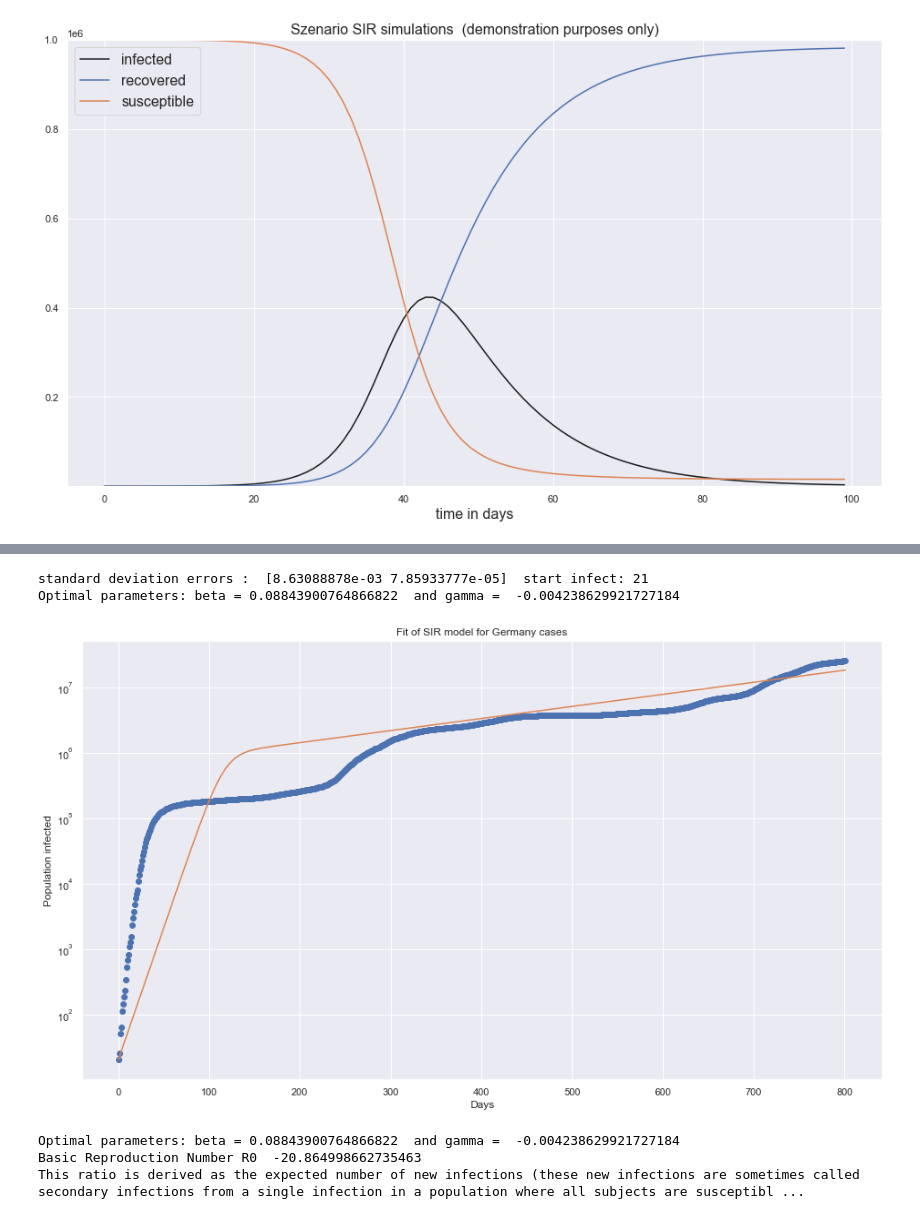
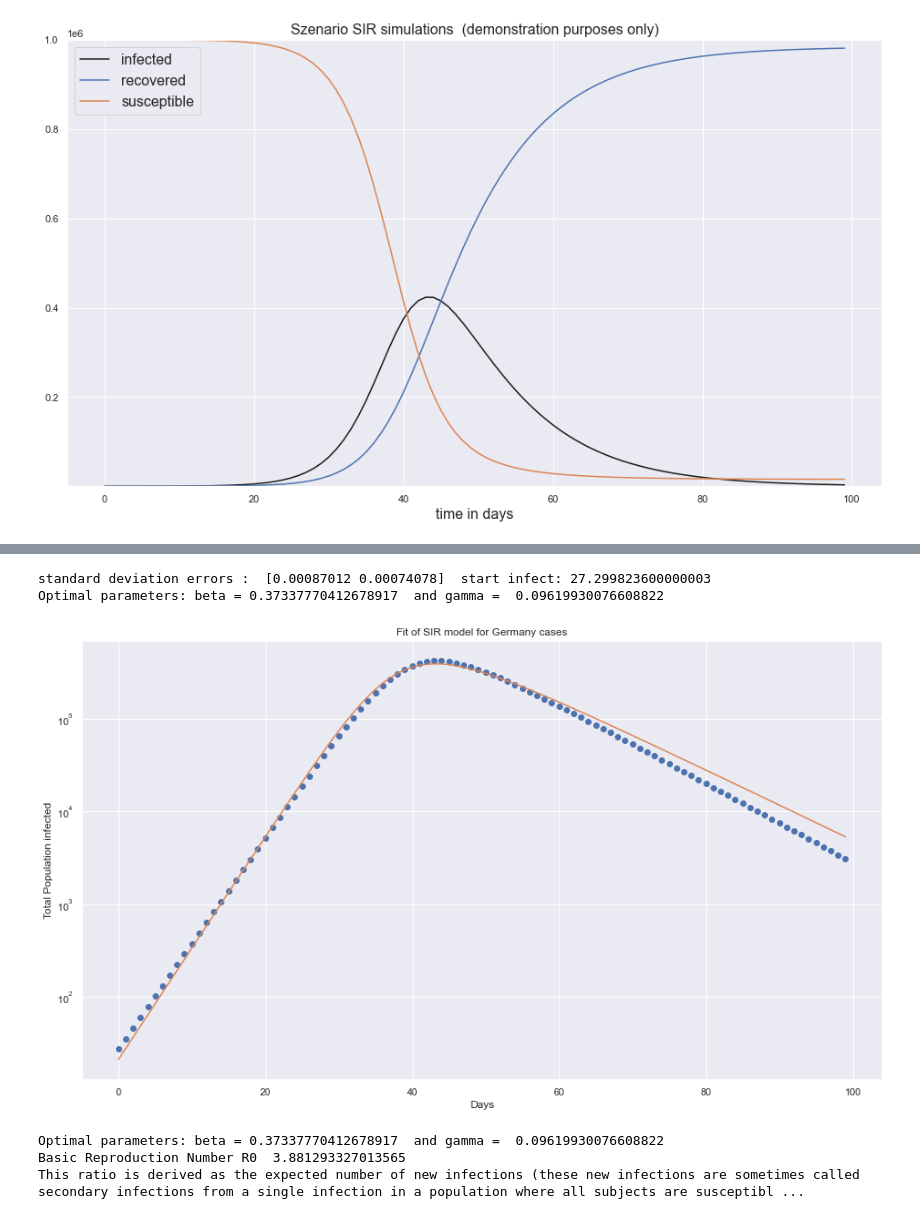
Before and after one commit to kienlef/Lecture_Covid_19_data_analysis, a Jupyter notebook: notebooks/SIR_modeling_2022-exercise.ipynb, the cells around one changed output, grey strips where cells are left out. Saved outputs shown, nothing was run; the diff lists cells and outputs as text; code cells hidden in the pictures.

```diff
--- a/notebooks/SIR_modeling_2022-exercise.ipynb
+++ b/notebooks/SIR_modeling_2022-exercise.ipynb
@@ -178,0 +162,5 @@ array([ 2.10000000e+01,  2.83467442e+01,  3.82635349e+01,  5.16492851e+01,
+# %%
+## fit the data set ydata, here the simulative data set of the infected curve
+
+ydata = propagation_rates.infected
+t=np.arange(len(ydata))
@@ -183,23 +173,25 @@ perr = np.sqrt(np.diag(pcov))
 print('standard deviation errors : ',str(perr), ' start infect:',ydata[0])
 print("Optimal parameters: beta =", popt[0], " and gamma = ", popt[1])
 # %% [output]
-standard deviation errors :  [8.63088878e-03 7.85933777e-05]  start infect: 21
-Optimal parameters: beta = 0.08843900764866822  and gamma =  -0.004238629921727184
+standard deviation errors :  [0.00087012 0.00074078]  start infect: 27.299823600000003
+Optimal parameters: beta = 0.37337770412678917  and gamma =  0.09619930076608822
 # %%
 # get the final fitted curve
 fitted=fit_odeint(t, *popt)
 # %%
 plt.semilogy(t, ydata, 'o')
 plt.semilogy(t, fitted)
+#plt.semilogy(fitted)
+
 plt.title("Fit of SIR model for Germany cases")
-plt.ylabel("Population infected")
+plt.ylabel("Total Population infected")
 plt.xlabel("Days")
 plt.show()
 print("Optimal parameters: beta =", popt[0], " and gamma = ", popt[1])
 print("Basic Reproduction Number R0 " , popt[0]/ popt[1])
 print("This ratio is derived as the expected number of new infections (these new infections are sometimes called secondary infections from a single infection in a population where all subjects are susceptible. @wiki")
 # %% [output]
-[figure, old version]
+[figure, new version]
-Optimal parameters: beta = 0.08843900764866822  and gamma =  -0.004238629921727184
-Basic Reproduction Number R0  -20.864998662735463
+Optimal parameters: beta = 0.37337770412678917  and gamma =  0.09619930076608822
+Basic Reproduction Number R0  3.881293327013565
 This ratio is derived as the expected number of new infections (these new infections are sometimes called secondary infections from a single infection in a population where all subjects are susceptibl ...
```
Also changed, not shown: parts of 17 cells of this notebook, 11 other files.
